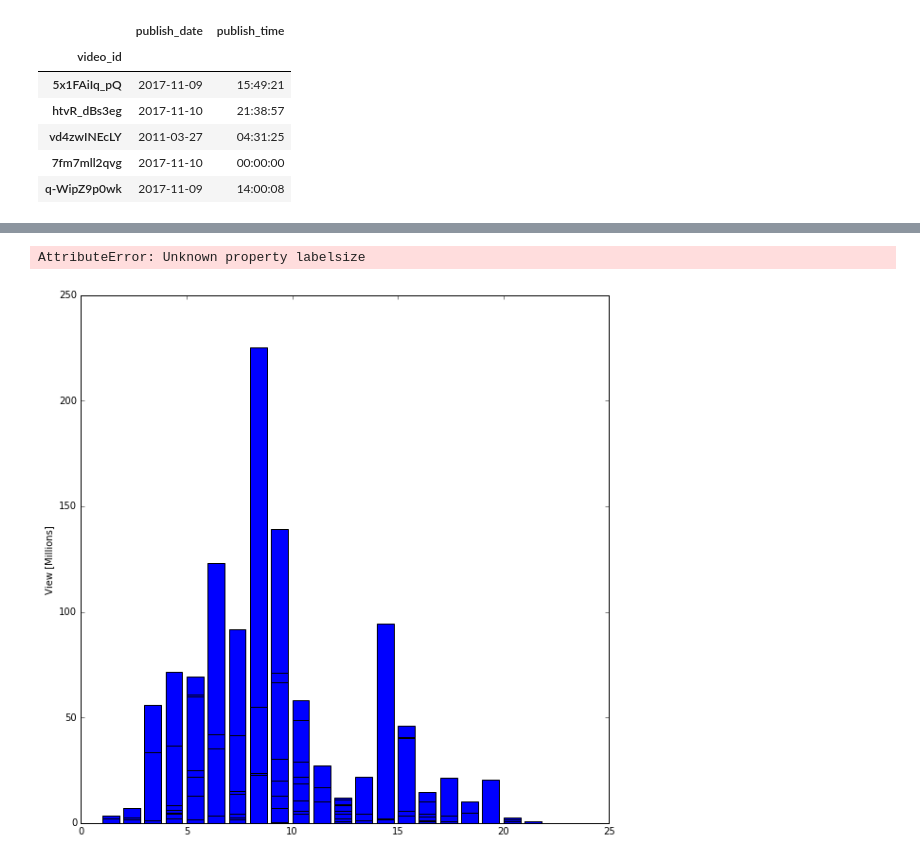
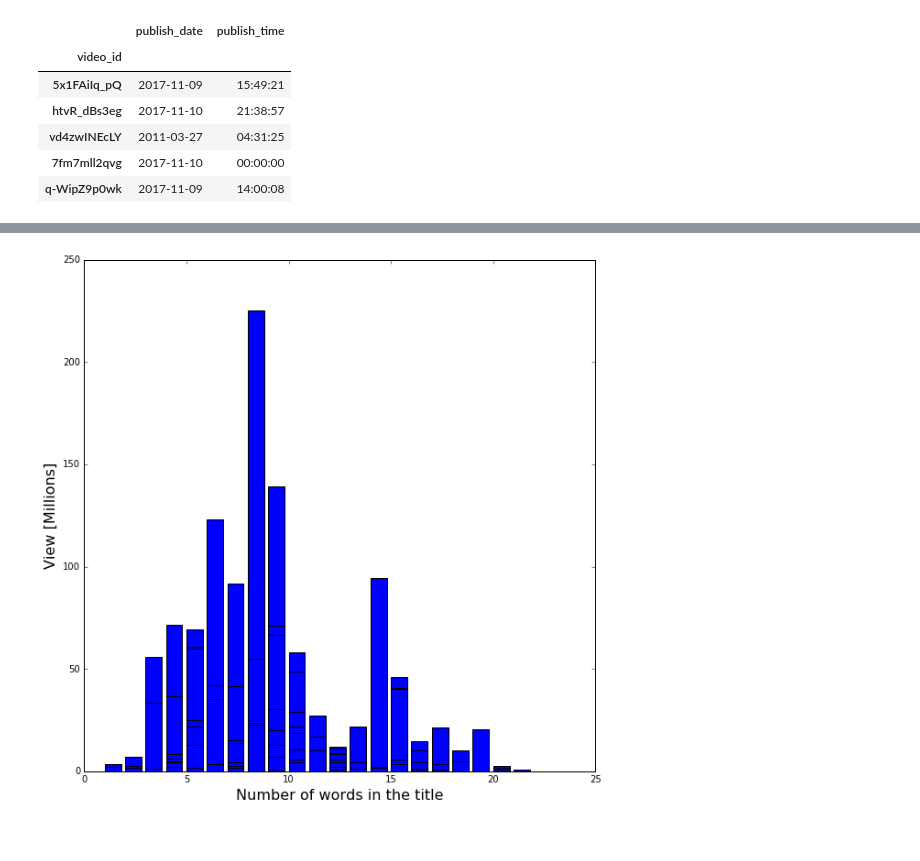
Before and after one commit to sleeping-neko/others, a Jupyter notebook: Proposed project.ipynb, the cells around one changed output, grey strips where cells are left out. Drawn from its saved outputs; the diff is of its cells as text; code cells hidden in the pictures.

```diff
--- a/Proposed project.ipynb
+++ b/Proposed project.ipynb
@@ -71,13 +67,12 @@ plt.show()
 # %%
 my_df['count_word']=my_df["title"].apply(lambda x: len(str(x).split()))
 plt.figure(figsize = (10, 10))
 plt.bar(my_df['count_word'],my_df['views']/1000000.)
-plt.ylabel('View [Millions]',labelsize=16)
-plt.xlabel('Number of words in the title', labelsize=16)
+plt.ylabel('View [Millions]',fontsize=16)
+plt.xlabel('Number of words in the title',fontsize=16)
 plt.show()
 # %% [output]
-AttributeError: Unknown property labelsize
-[figure, old version]
+[figure, new version]
 # %%
 plt.figure(figsize = (15,15))
 
```
Also changed, not shown: parts of 9 cells of this notebook.
